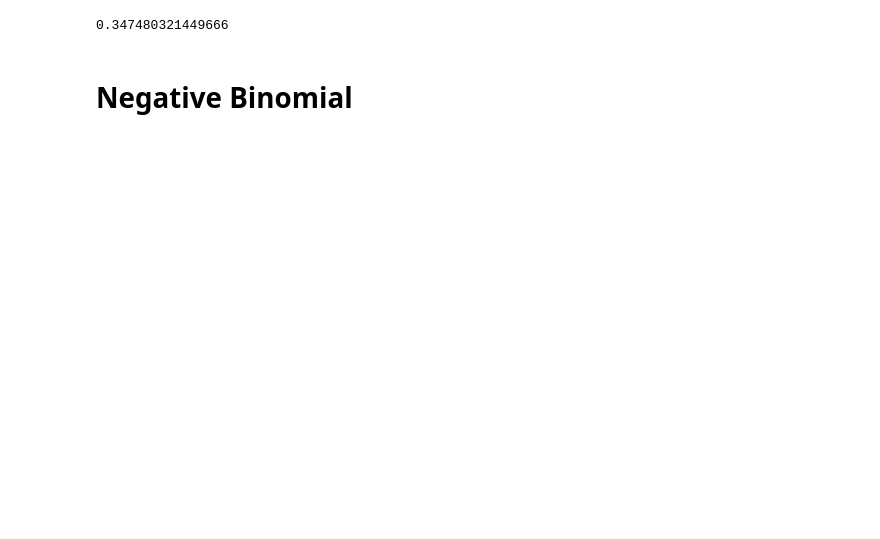
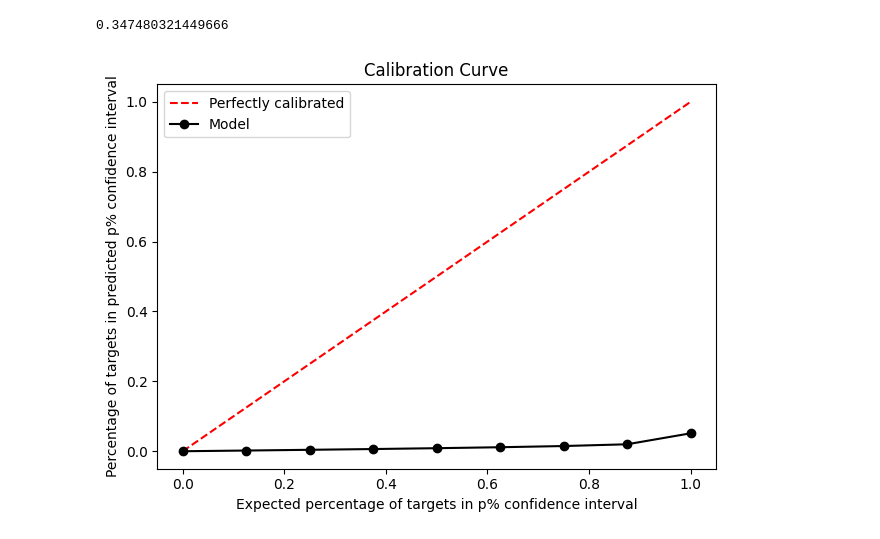
Before and after one commit to porterjenkins/deep_uncertainty, a Jupyter notebook: deep_uncertainty/notebooks/baseline_testing.ipynb, the cells around one changed output. Saved outputs shown, nothing was run; the diff lists cells and outputs as text; code cells hidden in the pictures; blank space fills up the shorter version.

```diff
--- a/deep_uncertainty/notebooks/baseline_testing.ipynb
+++ b/deep_uncertainty/notebooks/baseline_testing.ipynb
@@ -127,5 +197,7 @@ len(y_preds)
 compute_mean_calibration(np.array(y_test), posterior_predictive)
 # %% [output]
 0.347480321449666
-# %% [markdown]
-# Negative Binomial
+# %%
+plot_regression_calibration_curve(np.array(y_test), posterior_predictive, num_bins=9)
+# %% [output]
+[figure, added]
```
Also changed, not shown: parts of 29 cells of this notebook.
